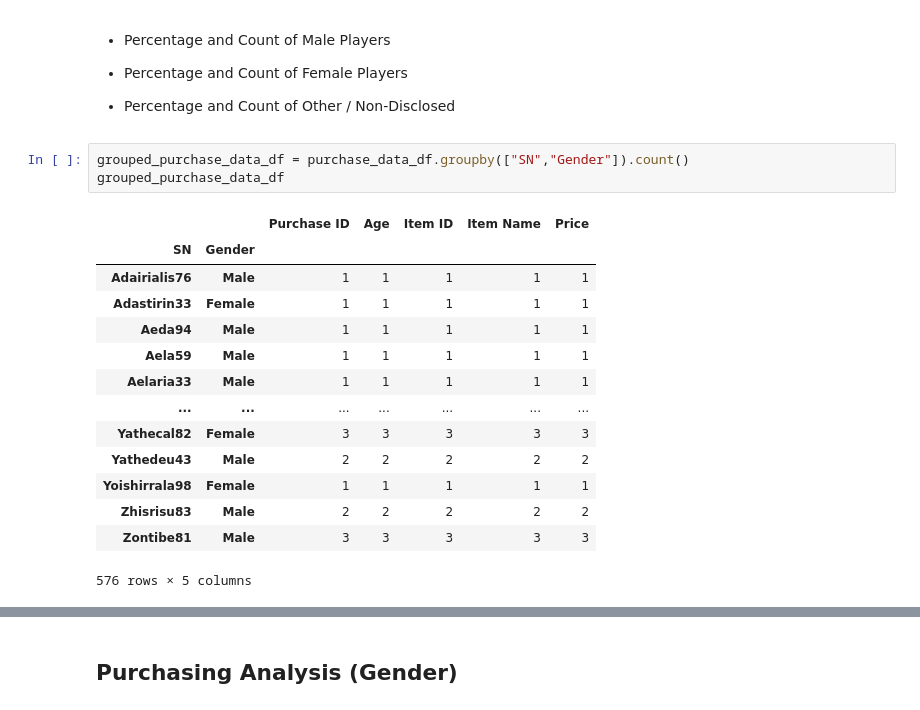
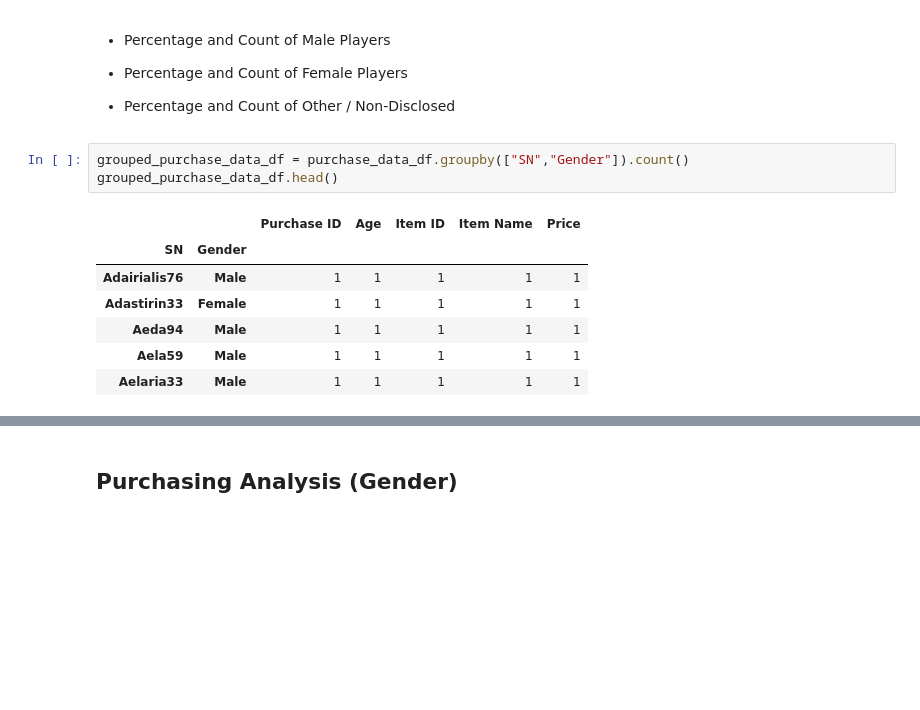
Before and after one commit to Mlara73/Pandas-Pymoly-Analysis, a Jupyter notebook: HeroesOfPymoli/HeroesOfPymoli_starter.ipynb, the cells around one changed output, grey strips where cells are left out. Saved outputs shown, nothing was run; the diff lists cells and outputs as text; blank space fills up the shorter version.

```diff
--- a/HeroesOfPymoli/HeroesOfPymoli_starter.ipynb
+++ b/HeroesOfPymoli/HeroesOfPymoli_starter.ipynb
@@ -122,21 +128,14 @@ purchase_analysis_df.style.format({"Average Price":"${:.2f}","Total Revenue":"${
 * Percentage and Count of Other / Non-Disclosed
 # %%
 grouped_purchase_data_df = purchase_data_df.groupby(["SN","Gender"]).count()
-grouped_purchase_data_df
+grouped_purchase_data_df.head()
 # %% [output]
 |  |  | Purchase ID | Age | Item ID | Item Name | Price |
 | SN | Gender |  |  |  |  |  |
 | Adairialis76 | Male | 1 | 1 | 1 | 1 | 1 |
 | Adastirin33 | Female | 1 | 1 | 1 | 1 | 1 |
 | Aeda94 | Male | 1 | 1 | 1 | 1 | 1 |
 | Aela59 | Male | 1 | 1 | 1 | 1 | 1 |
 | Aelaria33 | Male | 1 | 1 | 1 | 1 | 1 |
-| ... | ... | ... | ... | ... | ... | ... |
-| Yathecal82 | Female | 3 | 3 | 3 | 3 | 3 |
-| Yathedeu43 | Male | 2 | 2 | 2 | 2 | 2 |
-| Yoishirrala98 | Female | 1 | 1 | 1 | 1 | 1 |
-| Zhisrisu83 | Male | 2 | 2 | 2 | 2 | 2 |
-| Zontibe81 | Male | 3 | 3 | 3 | 3 | 3 |
-576 rows × 5 columns
 # %%
 grouped_purchase_df = grouped_purchase_data_df.reset_index()
```
Also changed, not shown: parts of 32 cells of this notebook, 1 other file.
